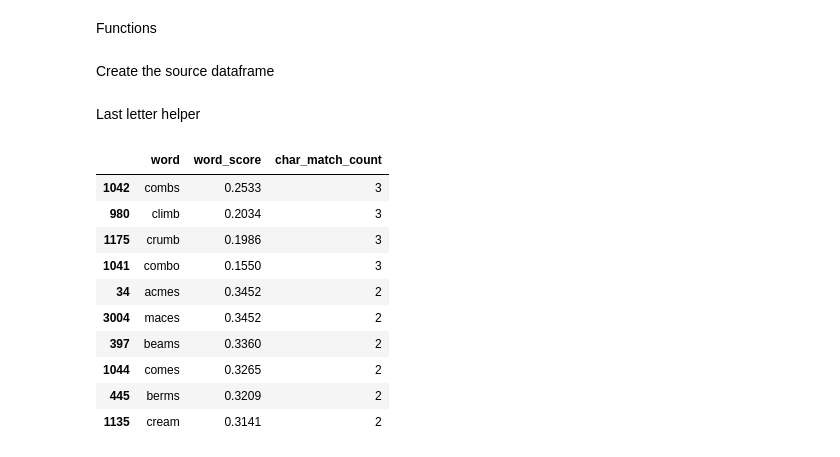
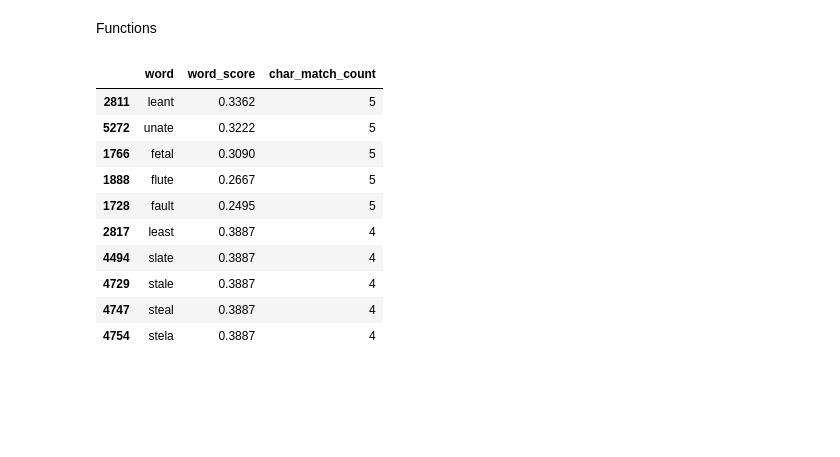
Before and after one commit to applewjr/wordle_solver, a Jupyter notebook: wordle_solver_function.ipynb, the cells around one changed output. Cells and saved outputs as stored; diff of their text form; code cells hidden in the pictures; blank space fills up the shorter version.

```diff
--- a/wordle_solver_function.ipynb
+++ b/wordle_solver_function.ipynb
@@ -421,6 +424,21 @@ def find_word_with_letters(import_path: str, must_be_present: str):
     df = df.sort_values(by = ['char_match_count', 'word_score'], ascending =  False)
 
     return df[['word', 'word_score', 'char_match_count']].head(10)
+# %%
+find_word_with_letters('C:/Users/james/OneDrive/Desktop/Projects/wordle/word_data_created.xlsx',
+    'uneftal') # desired letters to be present (leave no spaces)
+# %% [output]
+|  | word | word_score | char_match_count |
+| 2811 | leant | 0.3362 | 5 |
+| 5272 | unate | 0.3222 | 5 |
+| 1766 | fetal | 0.3090 | 5 |
+| 1888 | flute | 0.2667 | 5 |
+| 1728 | fault | 0.2495 | 5 |
+| 2817 | least | 0.3887 | 4 |
+| 4494 | slate | 0.3887 | 4 |
+| 4729 | stale | 0.3887 | 4 |
+| 4747 | steal | 0.3887 | 4 |
+| 4754 | stela | 0.3887 | 4 |
 # %%
 # main solver function
 def wordle_solver(import_path: str, must_not_be_present: str, present: str, not_present: str):
@@ -470,5 +488,3 @@ def wordle_solver(import_path: str, must_not_be_present: str, present: str, not_
         print('no word found') # if this happens, suspect incorrect value entry or a missing word in the original list
 
     print(f'Options remaining: {len(df)}/{total_len} ({round(len(df)/total_len*100,2)}%)')
-# %% [markdown]
-Create the source dataframe
@@ -478,17 +490,0 @@ create_worldle_df('C:/Users/james/OneDrive/Desktop/Projects/wordle/word_data_cre
-# %% [markdown]
-Last letter helper
-# %%
-find_word_with_letters('C:/Users/james/OneDrive/Desktop/Projects/wordle/word_data_created.xlsx',
-    'mbc') # desired letters to be present (leave no spaces)
-# %% [output]
-|  | word | word_score | char_match_count |
-| 1042 | combs | 0.2533 | 3 |
-| 980 | climb | 0.2034 | 3 |
-| 1175 | crumb | 0.1986 | 3 |
-| 1041 | combo | 0.1550 | 3 |
-| 34 | acmes | 0.3452 | 2 |
-| 3004 | maces | 0.3452 | 2 |
-| 397 | beams | 0.3360 | 2 |
-| 1044 | comes | 0.3265 | 2 |
-| 445 | berms | 0.3209 | 2 |
-| 1135 | cream | 0.3141 | 2 |
```
Also changed, not shown: parts of 10 cells of this notebook.
